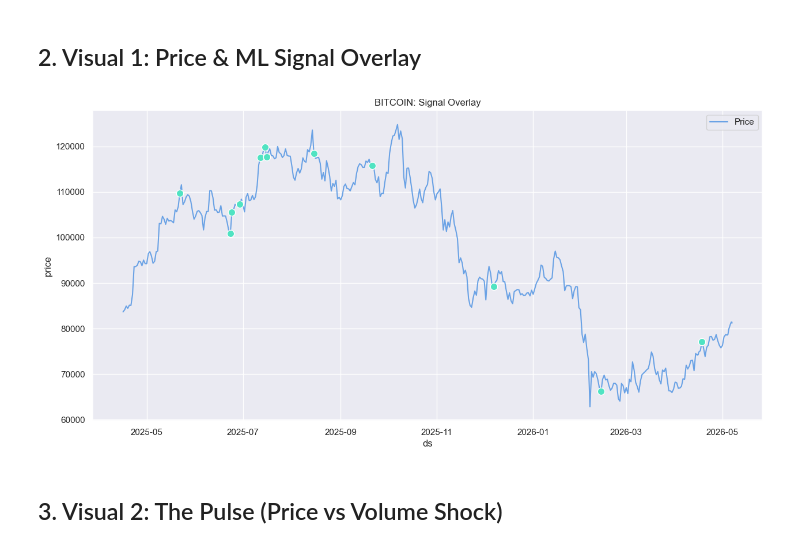
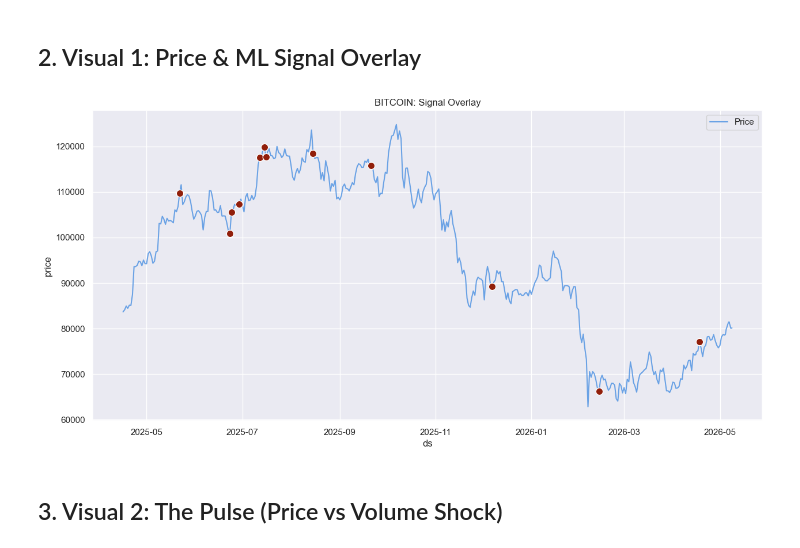
Before and after one commit to jose-cortes-ramos/crypto-ml-predictor, a Jupyter notebook: notebooks/03_dashboard_prototyping.ipynb, the cells around one changed output. Drawn from its saved outputs; the diff is of its cells as text; code cells hidden in the pictures.

```diff
--- a/notebooks/03_dashboard_prototyping.ipynb
+++ b/notebooks/03_dashboard_prototyping.ipynb
@@ -46,14 +46,14 @@ print(f"[SUCCESS] {len(df)} records loaded.")
 # %%
 asset_id = 'bitcoin'
 subset = df[df['id'] == asset_id].copy()
 fig, ax = plt.subplots()
 sns.lineplot(data=subset, x='ds', y='price', ax=ax, label='Price', color='#4A90E2', alpha=0.8)
 bullish = subset[subset['ml_prediction'] == 1]
-ax.scatter(bullish['ds'], bullish['price'], color='#50E3C2', label='ML Signal', s=80, edgecolor='white', zorder=5)
+ax.scatter(bullish['ds'], bullish['price'], color="#911F0B", label='ML Signal', s=80, edgecolor='white', zorder=5)
 plt.title(f"{asset_id.upper()}: Signal Overlay")
 plt.show()
 # %% [output]
-[figure, old version]
+[figure, new version]
 # %% [markdown]
 ## 3. Visual 2: The Pulse (Price vs Volume Shock)
 # %%
```
Also changed, not shown: parts of 3 cells of this notebook, 16 other files.
